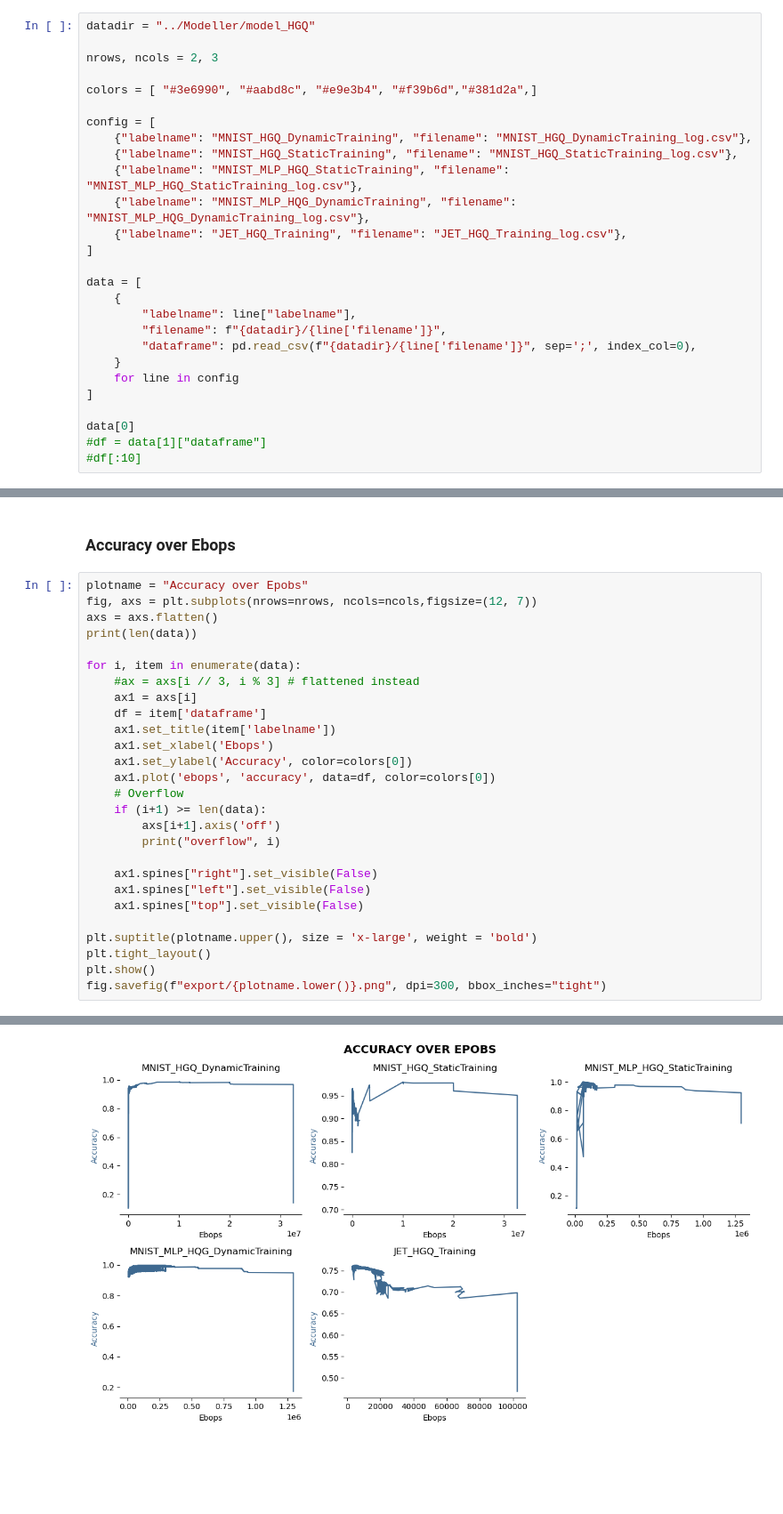
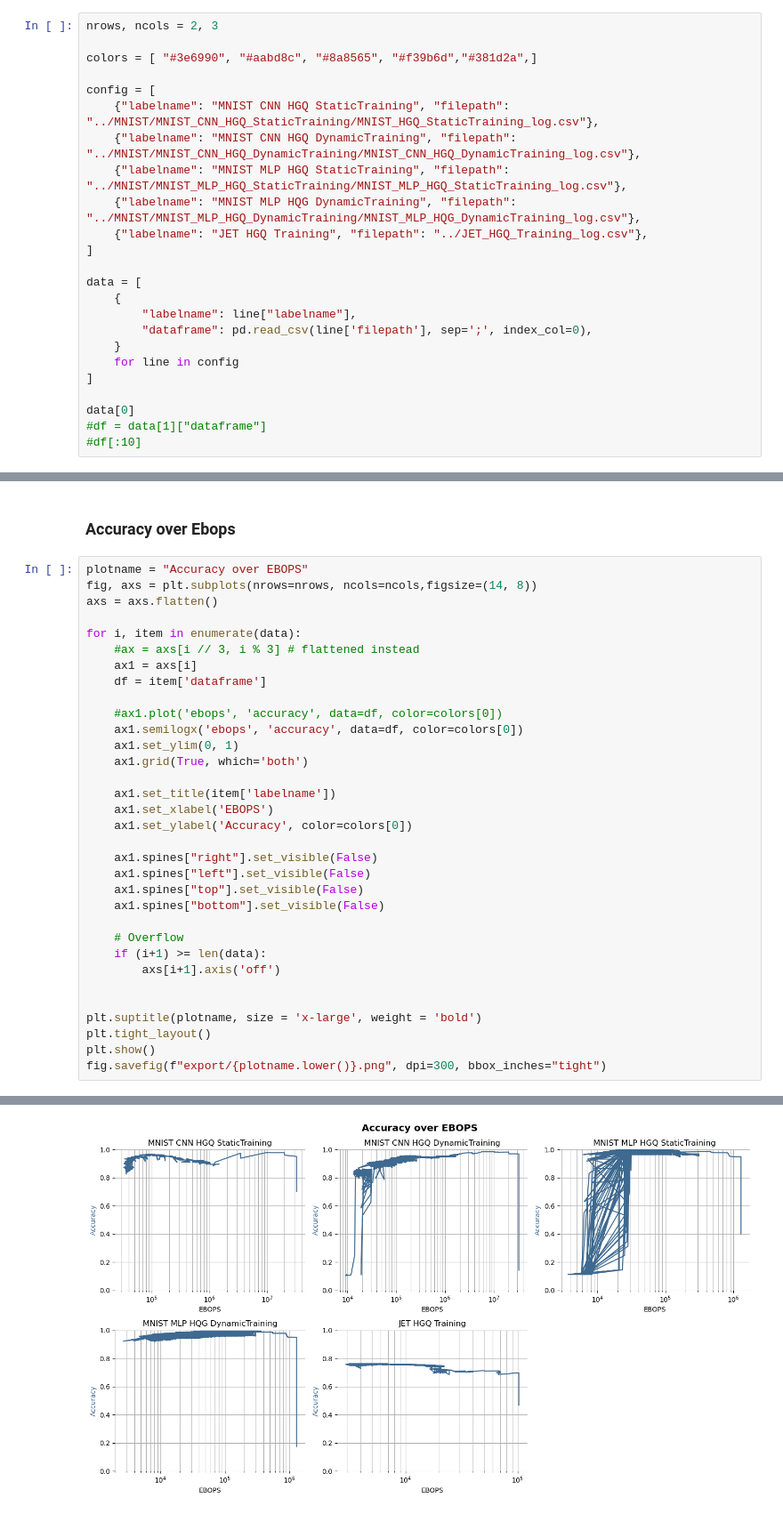
Before and after one commit to lolbraa/DAT255-project, a Jupyter notebook: Plots/plots-collage.ipynb, the cells around one changed output, grey strips where cells are left out. Shown at 89% size. Cells and saved outputs as stored; diff of their text form; blank space fills up the shorter version.

```diff
--- a/Plots/plots-collage.ipynb
+++ b/Plots/plots-collage.ipynb
@@ -18,25 +18,22 @@ import pandas as pd
 import numpy as np
 %matplotlib inline
 # %%
-datadir = "../Modeller/model_HGQ"
-
 nrows, ncols = 2, 3
 
-colors = [ "#3e6990", "#aabd8c", "#e9e3b4", "#f39b6d","#381d2a",]
+colors = [ "#3e6990", "#aabd8c", "#8a8565", "#f39b6d","#381d2a",]
 
 config = [
-    {"labelname": "MNIST_HGQ_DynamicTraining", "filename": "MNIST_HGQ_DynamicTraining_log.csv"},
-    {"labelname": "MNIST_HGQ_StaticTraining", "filename": "MNIST_HGQ_StaticTraining_log.csv"},
-    {"labelname": "MNIST_MLP_HGQ_StaticTraining", "filename": "MNIST_MLP_HGQ_StaticTraining_log.csv"},
-    {"labelname": "MNIST_MLP_HQG_DynamicTraining", "filename": "MNIST_MLP_HQG_DynamicTraining_log.csv"},
-    {"labelname": "JET_HGQ_Training", "filename": "JET_HGQ_Training_log.csv"},
+    {"labelname": "MNIST CNN HGQ StaticTraining", "filepath": "../MNIST/MNIST_CNN_HGQ_StaticTraining/MNIST_HGQ_StaticTraining_log.csv"},
+    {"labelname": "MNIST CNN HGQ DynamicTraining", "filepath": "../MNIST/MNIST_CNN_HGQ_DynamicTraining/MNIST_CNN_HGQ_DynamicTraining_log.csv"},
+    {"labelname": "MNIST MLP HGQ StaticTraining", "filepath": "../MNIST/MNIST_MLP_HGQ_StaticTraining/MNIST_MLP_HGQ_StaticTraining_log.csv"},
+    {"labelname": "MNIST MLP HQG DynamicTraining", "filepath": "../MNIST/MNIST_MLP_HGQ_DynamicTraining/MNIST_MLP_HQG_DynamicTraining_log.csv"},
+    {"labelname": "JET HGQ Training", "filepath": "../JET_HGQ_Training_log.csv"},
 ]
 
 data = [
     {
         "labelname": line["labelname"],
-        "filename": f"{datadir}/{line['filename']}",
-        "dataframe": pd.read_csv(f"{datadir}/{line['filename']}", sep=';', index_col=0),
+        "dataframe": pd.read_csv(line['filepath'], sep=';', index_col=0),
     }
     for line in config
 ]
@@ -65,29 +61,35 @@ data[0]
 # %% [markdown]
 ### Accuracy over Ebops
 # %%
-plotname = "Accuracy over Epobs"
-fig, axs = plt.subplots(nrows=nrows, ncols=ncols,figsize=(12, 7))
+plotname = "Accuracy over EBOPS"
+fig, axs = plt.subplots(nrows=nrows, ncols=ncols,figsize=(14, 8))
 axs = axs.flatten()
-print(len(data))
 
 for i, item in enumerate(data):
     #ax = axs[i // 3, i % 3] # flattened instead
     ax1 = axs[i]
     df = item['dataframe']
+
+    #ax1.plot('ebops', 'accuracy', data=df, color=colors[0])
+    ax1.semilogx('ebops', 'accuracy', data=df, color=colors[0])
+    ax1.set_ylim(0, 1)
+    ax1.grid(True, which='both')
+
     ax1.set_title(item['labelname'])
-    ax1.set_xlabel('Ebops')
+    ax1.set_xlabel('EBOPS')
     ax1.set_ylabel('Accuracy', color=colors[0])
-    ax1.plot('ebops', 'accuracy', data=df, color=colors[0])
-    # Overflow
-    if (i+1) >= len(data):
-        axs[i+1].axis('off')
-        print("overflow", i)
 
     ax1.spines["right"].set_visible(False)
     ax1.spines["left"].set_visible(False)
     ax1.spines["top"].set_visible(False)
+    ax1.spines["bottom"].set_visible(False)
 
-plt.suptitle(plotname.upper(), size = 'x-large', weight = 'bold')
+    # Overflow
+    if (i+1) >= len(data):
+        axs[i+1].axis('off')
+
+
+plt.suptitle(plotname, size = 'x-large', weight = 'bold')
 plt.tight_layout()
 plt.show()
 fig.savefig(f"export/{plotname.lower()}.png", dpi=300, bbox_inches="tight")
@@ -97 +97 @@ overflow 4
-[figure, old version]
+[figure, new version]
```
Also changed, not shown: parts of 6 cells of this notebook, 11 other files.
